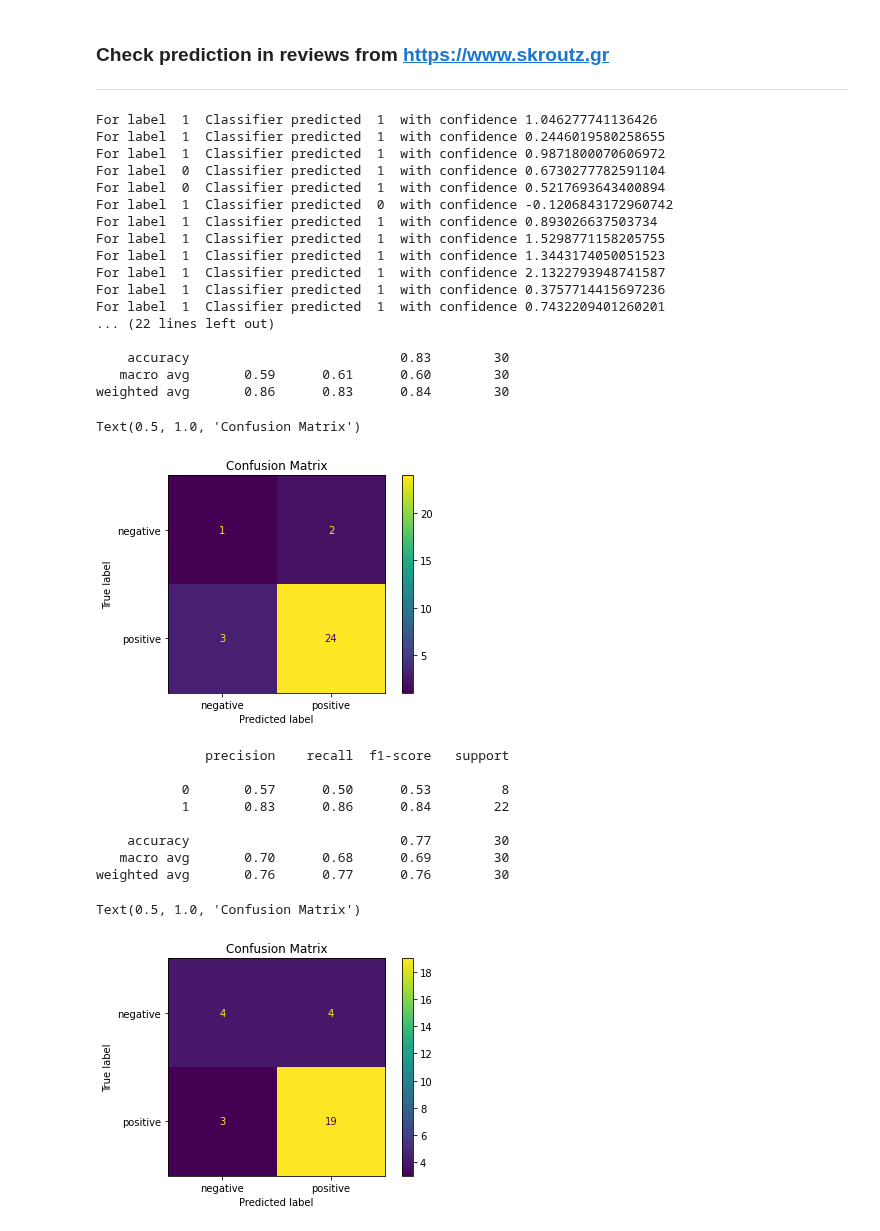
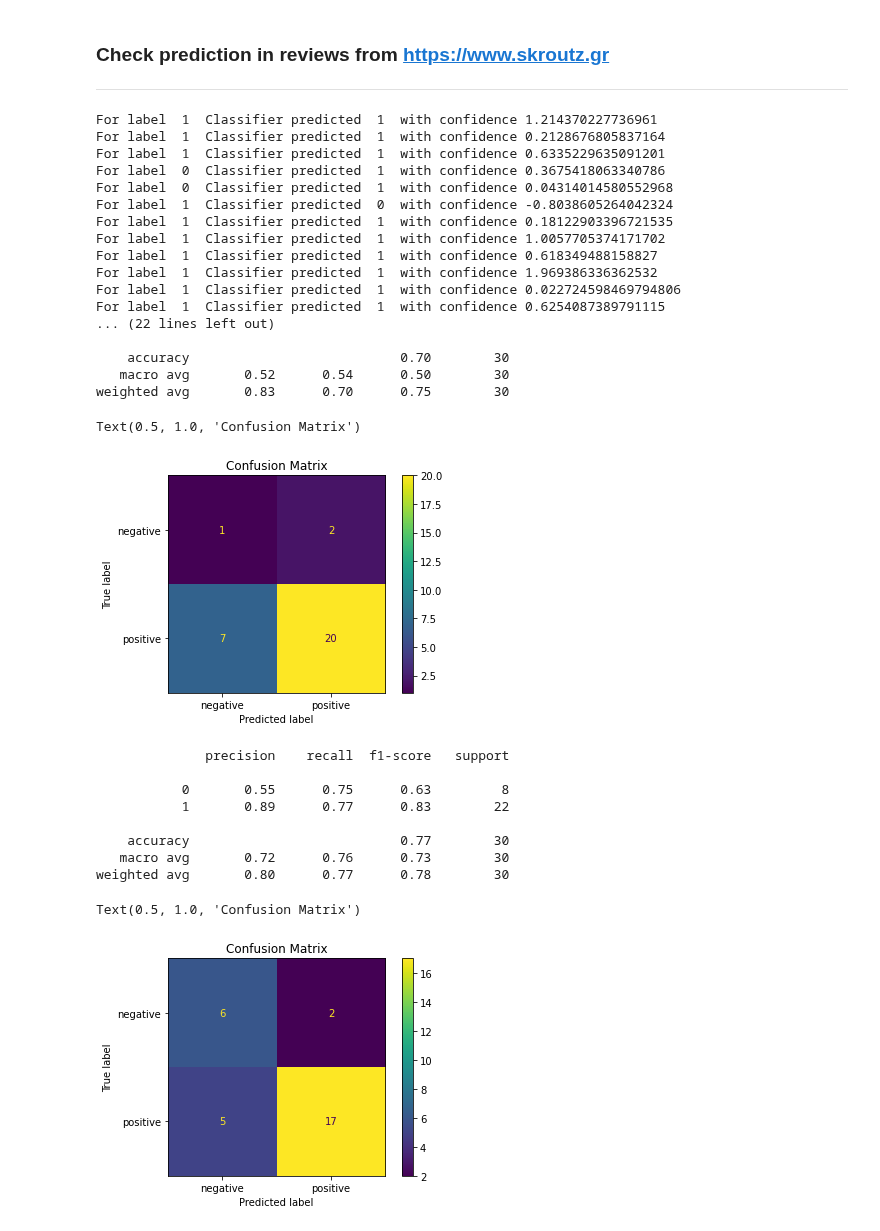
Before and after one commit to JoKoum/Machine-Learning-Project, a Jupyter notebook: Analyze-review-sentiment.ipynb, the cells around one changed output. Saved outputs shown, nothing was run; the diff lists cells and outputs as text; code cells hidden in the pictures.

```diff
--- a/Analyze-review-sentiment.ipynb
+++ b/Analyze-review-sentiment.ipynb
@@ -145,7 +127,7 @@ Introducing a function to clean the translated text, that converts words to lowe
 # %%
 #Clean reviews text
 punctuation = set(string.punctuation)
-latin = re.compile(r'[^a-zÀ-ÿ]+') #Locate Latin characters
+latin = re.compile(r'[^a-zÀ-ÿ0-9]+') #Locate digits and Latin characters
 special_chars = re.compile('[u"\U0001F300-\U0001F5FF"]+',flags=re.UNICODE) #Locate special characters like emojis
 nlp = spacy.load('el_core_news_sm')
 
@@ -168,7 +150,7 @@ def clean_text(text):
     # Lemmatisation
     cleaned_text = nlp(" ".join(wordList))
     cleaned_text = [token.lemma_ for token in cleaned_text]
-    return " ".join(cleaned_text)
+    return " ".join(cleaned_text).strip()
 # %% [markdown]
 Due to long execution time the results of the following cell execution were stored in the cleaned.csv file, to get retrieved directly from there.
 # %%
@@ -379,14 +361,14 @@ def model_training(X,y,algorithm,balanced=False):
        Returns the trained model, along with a dictionary of the produced metrics
     """
     metrics_dict = {}
-
+    n_splits = 25
     #print algorithm
     print('########## Using',str(algorithm),'classifier ##########\n')
 
     if balanced:
-        kf = KFold(n_splits=20, shuffle=True, random_state=None)
+        kf = KFold(n_splits=n_splits, shuffle=True, random_state=None)
     else:
-        kf = KFold(n_splits=20, shuffle=False, random_state=None)
+        kf = KFold(n_splits=n_splits, shuffle=False, random_state=None)
 
     average_training_time = 0.0
     average_testing_time = 0.0
@@ -405,18 +387,18 @@ def model_training(X,y,algorithm,balanced=False):
         training_time_start = time.process_time()
         model_clf.fit(X_train,y_train)
         training_time = time.process_time() - training_time_start
-        average_training_time += training_time/20
+        average_training_time += training_time/n_splits
         testing_time_start = time.process_time()
         # Form predictions using test set
         predictions = model_clf.predict(X_test)
         testing_time = time.process_time() - testing_time_start
-        average_testing_time += testing_time/20
+        average_testing_time += testing_time/n_splits
         # Calculate the overall accuracy
         accuracy = metrics.accuracy_score(y_test, predictions)
-        average_accuracy += accuracy/20
+        average_accuracy += accuracy/n_splits
         # Calculate F1 Score
         f1_score = metrics.f1_score(y_test,predictions)
-        average_f1_score += f1_score/20
+        average_f1_score += f1_score/n_splits
         if accuracy > best_accuracy and f1_score > best_f1_score:
             selected_clf = model_clf
             best_accuracy = accuracy
@@ -586,55 +568,55 @@ url = 'https://www.skroutz.gr/s/20060269/Apple-iPhone-11-64GB-Black.html#reviews
 rselector= '#sku_reviews_list > li div.review-body'
 sselector = '#sku_reviews_list > li div.actual-rating > span'
 data = data_extraction(url,rselector,sselector)
-vectorized_data = tfidfvectorizer.transform(data['reviews'])
-predictions = text_svm.predict(vectorized_data)
-confidence = text_svm.decision_function(vectorized_data)
+vectorized_data = tfidfvectorizer_downsampled.transform(data['reviews'])
+predictions = text_svm_downsampled.predict(vectorized_data)
+confidence = text_svm_downsampled.decision_function(vectorized_data)
 for i in range(len(predictions)):
     print('For label ',data['sentiment'][i],' Classifier predicted ',predictions[i],
       ' with confidence',confidence[i])
-print(metrics.classification_report(data['sentiment'],text_svm.predict(vectorized_data)))
-confusion_matrix = metrics.plot_confusion_matrix(text_svm,vectorized_data,data['sentiment'],
+print(metrics.classification_report(data['sentiment'],text_svm_downsampled.predict(vectorized_data)))
+confusion_matrix = metrics.plot_confusion_matrix(text_svm_downsampled,vectorized_data,data['sentiment'],
                                                  display_labels=['negative','positive'])
 confusion_matrix.ax_.set_title('Confusion Matrix')
 # %% [output]
-For label  1  Classifier predicted  1  with confidence 1.046277741136426
-For label  1  Classifier predicted  1  with confidence 0.2446019580258655
-For label  1  Classifier predicted  1  with confidence 0.9871800070606972
-For label  0  Classifier predicted  1  with confidence 0.6730277782591104
-For label  0  Classifier predicted  1  with confidence 0.5217693643400894
-For label  1  Classifier predicted  0  with confidence -0.1206843172960742
-For label  1  Classifier predicted  1  with confidence 0.893026637503734
-For label  1  Classifier predicted  1  with confidence 1.5298771158205755
-For label  1  Classifier predicted  1  with confidence 1.3443174050051523
-For label  1  Classifier predicted  1  with confidence 2.1322793948741587
-For label  1  Classifier predicted  1  with confidence 0.3757714415697236
-For label  1  Classifier predicted  1  with confidence 0.7432209401260201
+For label  1  Classifier predicted  1  with confidence 1.214370227736961
+For label  1  Classifier predicted  1  with confidence 0.2128676805837164
+For label  1  Classifier predicted  1  with confidence 0.6335229635091201
+For label  0  Classifier predicted  1  with confidence 0.3675418063340786
+For label  0  Classifier predicted  1  with confidence 0.04314014580552968
+For label  1  Classifier predicted  0  with confidence -0.8038605264042324
+For label  1  Classifier predicted  1  with confidence 0.18122903396721535
+For label  1  Classifier predicted  1  with confidence 1.0057705374171702
+For label  1  Classifier predicted  1  with confidence 0.618349488158827
+For label  1  Classifier predicted  1  with confidence 1.969386336362532
+For label  1  Classifier predicted  1  with confidence 0.022724598469794806
+For label  1  Classifier predicted  1  with confidence 0.6254087389791115
 ... (22 lines left out)
 
-    accuracy                           0.83        30
-   macro avg       0.59      0.61      0.60        30
-weighted avg       0.86      0.83      0.84        30
+    accuracy                           0.70        30
+   macro avg       0.52      0.54      0.50        30
+weighted avg       0.83      0.70      0.75        30
 Text(0.5, 1.0, 'Confusion Matrix')
-[figure, old version]
+[figure, new version]
 # %%
 url = 'https://www.skroutz.gr/s/23120421/Samsung-Galaxy-A20e-Dual-32GB-Coral.html#reviews'
 rselector= '#sku_reviews_list > li div.review-body'
 sselector = '#sku_reviews_list > li div.actual-rating > span'
 data = data_extraction(url,rselector,sselector)
-vectorized_data = tfidfvectorizer.transform(data['reviews'])
-predictions = text_svm.predict(vectorized_data)
-print(metrics.classification_report(data['sentiment'],text_svm.predict(vectorized_data)))
-confusion_matrix = metrics.plot_confusion_matrix(text_svm,vectorized_data,data['sentiment'],
+vectorized_data = tfidfvectorizer_downsampled.transform(data['reviews'])
+predictions = text_svm_downsampled.predict(vectorized_data)
+print(metrics.classification_report(data['sentiment'],text_svm_downsampled.predict(vectorized_data)))
+confusion_matrix = metrics.plot_confusion_matrix(text_svm_downsampled,vectorized_data,data['sentiment'],
                                                  display_labels=['negative','positive'])
 confusion_matrix.ax_.set_title('Confusion Matrix')
 # %% [output]
               precision    recall  f1-score   support
 
-           0       0.57      0.50      0.53         8
-           1       0.83      0.86      0.84        22
+           0       0.55      0.75      0.63         8
+           1       0.89      0.77      0.83        22
 
     accuracy                           0.77        30
-   macro avg       0.70      0.68      0.69        30
-weighted avg       0.76      0.77      0.76        30
+   macro avg       0.72      0.76      0.73        30
+weighted avg       0.80      0.77      0.78        30
 Text(0.5, 1.0, 'Confusion Matrix')
-[figure, old version]
+[figure, new version]
```
Also changed, not shown: parts of 16 cells of this notebook.
